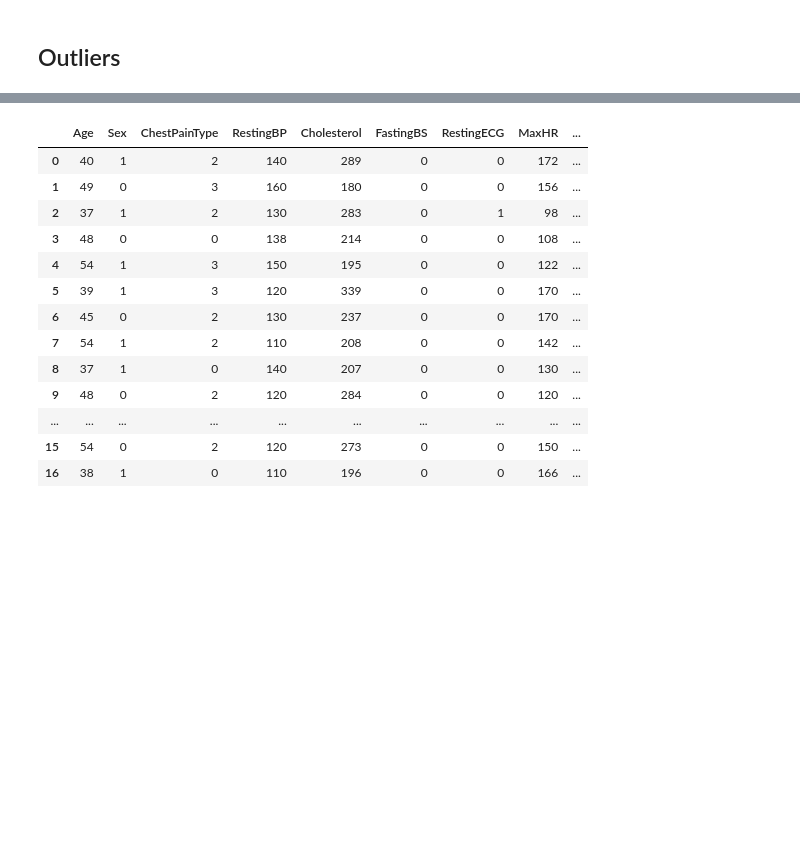
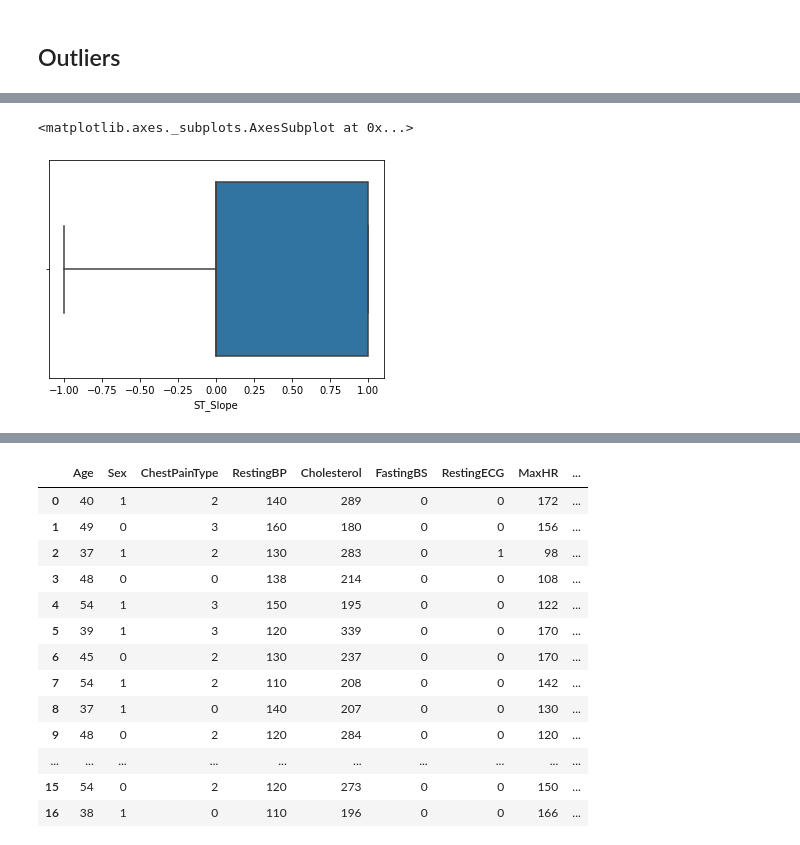
Before and after one commit to alialthiab/Data-Science, a Jupyter notebook: Heart_Disease_classification_project.ipynb, the cells around one changed output, grey strips where cells are left out. Cells and saved outputs as stored; diff of their text form; code cells hidden in the pictures; blank space fills up the shorter version.

```diff
--- a/Heart_Disease_classification_project.ipynb
+++ b/Heart_Disease_classification_project.ipynb
@@ -201,0 +207,5 @@ Name: HeartDisease, dtype: float64
+# %%
+sns.boxplot(heart_df1.ST_Slope,)
+# %% [output]
+<matplotlib.axes._subplots.AxesSubplot at 0x...>
+[figure, added]
```
Also changed, not shown: parts of 33 cells of this notebook.
